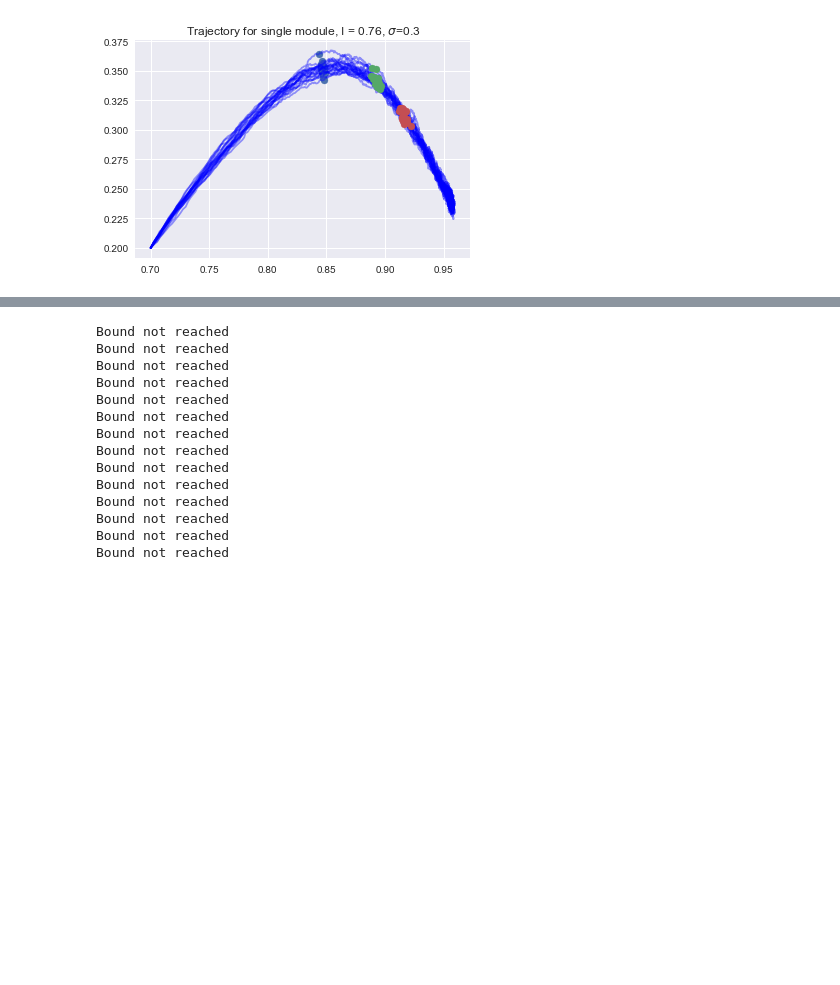
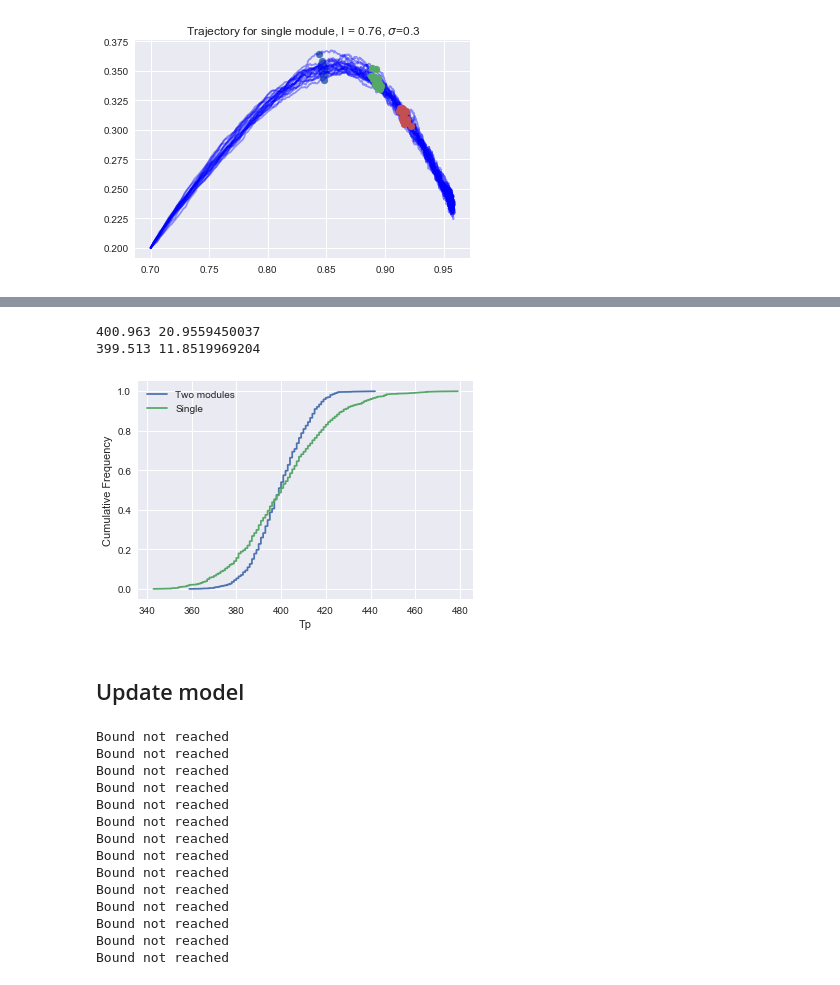
Before and after one commit to jazlab/SE_NL_MJ_2020, a Jupyter notebook: two_neuron_cascade.ipynb, the cells around one changed output, grey strips where cells are left out. Saved outputs shown, nothing was run; the diff lists cells and outputs as text; code cells hidden in the pictures; blank space fills up the shorter version.

```diff
--- a/two_neuron_cascade.ipynb
+++ b/two_neuron_cascade.ipynb
@@ -269,3 +293,40 @@ plt.title(r'Trajectory for single module, I = 0.76, $\sigma$=0.3')
+# %%
+# Two modules
+ntrials = 1000
+nsteps = 3000
+theta = 0.644 # This makes mean = 400
+state_dict = {'u': np.array([0.7] * ntrials), 'v': np.array([0.2] * ntrials)}
+param_dict_module = {'Wut': 6, 'Wvt': 6, 'Wuv': 6, 'Wvu': 6,
+              'theta': theta, 'tau': 100, 'dt': 1, 'ext': 0, 'sigma': 0.3}
+
+ulst_noise_sigma1, vlst_noise_sigma1 = simulate_u_v_exp_multi(state_dict, param_dict_module, nsteps)
+ulst_noise_sigma2, vlst_noise_sigma2 = simulate_u_v_exp_multi(state_dict, param_dict_module, nsteps)
+
+decision_sigma1 = ulst_noise_sigma1 - vlst_noise_sigma1
+decision_sigma2 = ulst_noise_sigma2 - vlst_noise_sigma2
+
+threshold = 0.65
+times_lst_sigma1 = get_times_lst_from_decision_v(decision_sigma1, threshold)
+times_lst_sigma2 = get_times_lst_from_decision_v(decision_sigma2, threshold)
+times_lst_sigma = times_lst_sigma1 + times_lst_sigma2
+# %%
+x1, y1 = ecdf(times_lst_sigma)
+x2, y2 = ecdf(times_lst_sigma_single)
+plt.plot(x1, y1, label='Two modules')
+plt.plot(x2, y2, label='Single')
+plt.xlabel('Tp')
+plt.ylabel('Cumulative Frequency')
+plt.legend()
+
+
+print(np.mean(times_lst_sigma_single), np.std(times_lst_sigma_single))
+print(np.mean(times_lst_sigma), np.std(times_lst_sigma))
+# %% [output]
+400.963 20.9559450037
+399.513 11.8519969204
+[figure, added]
+# %% [markdown]
+## Update model
 # %%
 ntrials = 100
 nsteps = 5000
```
Also changed, not shown: parts of 3 cells of this notebook.
